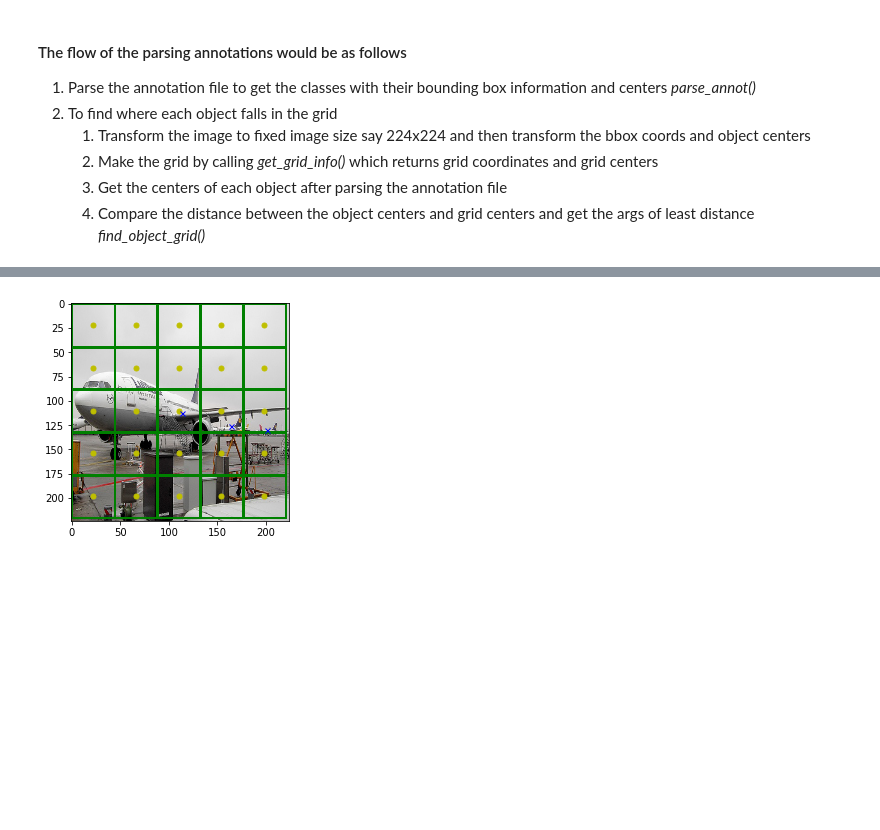
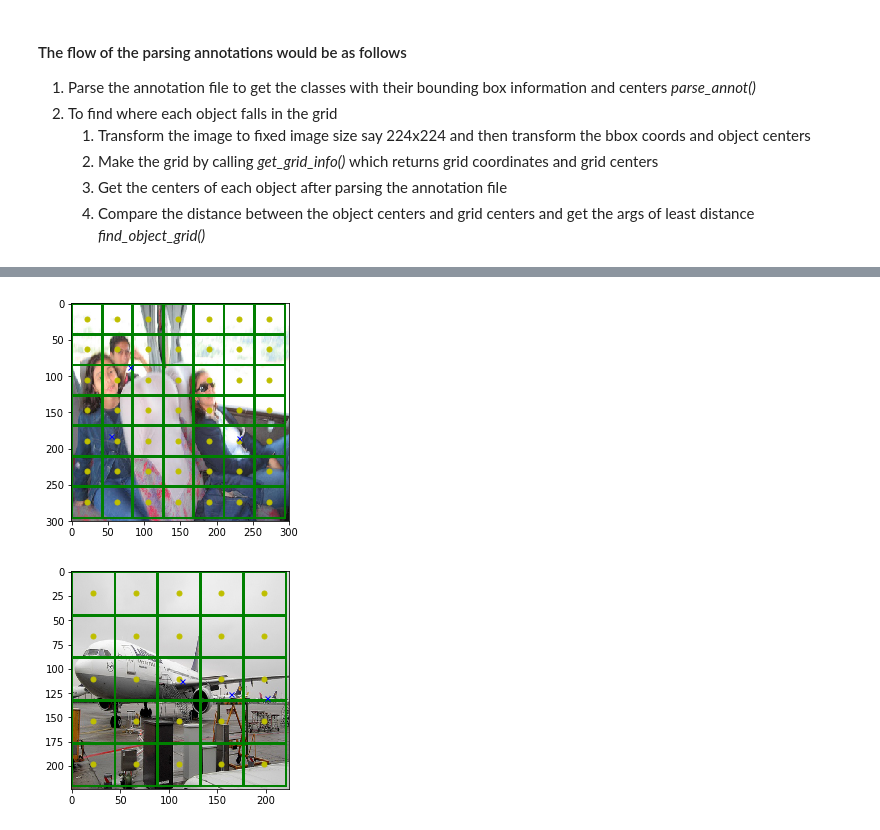
Before and after one commit to SaikiranKannaiah436/iseeyou, a Jupyter notebook: data_gen_utils.ipynb, the cells around one changed output, grey strips where cells are left out. Saved outputs shown, nothing was run; the diff lists cells and outputs as text; code cells hidden in the pictures; blank space fills up the shorter version.

```diff
--- a/data_gen_utils.ipynb
+++ b/data_gen_utils.ipynb
@@ -271,3 +426,8 @@ def visualize_grid_with_gt(img, y_vector, img_resize, grid_size=(3, 3)):
+# %%
+img = imread('../VOCdevkit/images/'+'2010_003355.jpg')
+visualize_grid_with_gt(img=img, grid_size=(7, 7),y_vector=y_train[1], img_resize=(300, 300))
+# %% [output]
+[figure, added]
 # %%
 img = imread('../../../VOCdevkit/images/'+'000033.jpg')
 visualize_grid_with_gt(img=img, grid_size=(5, 5), y_vector=y_train[3], img_resize=(224, 224))
```
Also changed, not shown: parts of 57 cells of this notebook, 1 other file.
